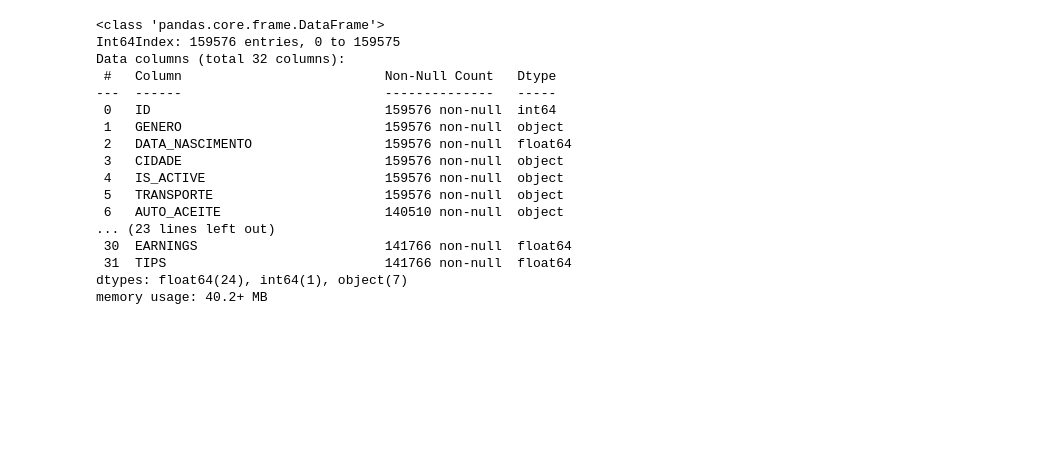
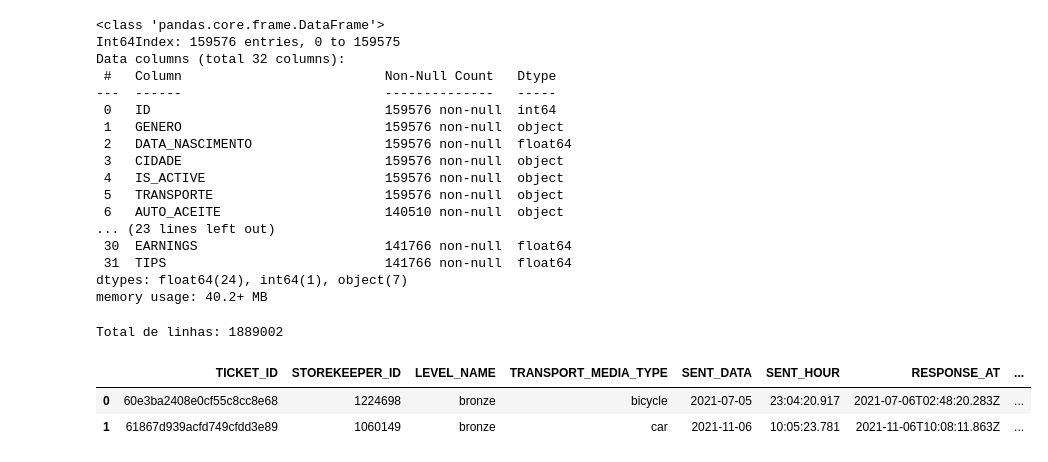
Before and after one commit to 2022M3T3-Inteli/Rappi-Hour, a Jupyter notebook: notebooks/feature-engineering/consol-feature-eng.ipynb, the cells around one changed output. Saved outputs shown, nothing was run; the diff lists cells and outputs as text; code cells hidden in the pictures; blank space fills up the shorter version.

```diff
--- a/notebooks/feature-engineering/consol-feature-eng.ipynb
+++ b/notebooks/feature-engineering/consol-feature-eng.ipynb
@@ -617,3 +622,16 @@ Data columns (total 32 columns):
  31  TIPS                            141766 non-null  float64
 dtypes: float64(24), int64(1), object(7)
 memory usage: 40.2+ MB
+# %%
+# ------------------------------------------
+# DATABASE: TEMPO-RESOLUCAO-MODAL-DEF
+# tempo de esperando do suporte tecnico para o courier
+# ------------------------------------------
+df_resTime = pd.read_csv("/content/drive/Shareddrives/grupo4-rappi-hour/bases-rappi/tempo-resolucao-modal-def.csv")
+print(f"Total de linhas: {df_resTime.shape[0]}")
+df_resTime.head(2)
+# %% [output]
+Total de linhas: 1889002
+|  | TICKET_ID | STOREKEEPER_ID | LEVEL_NAME | TRANSPORT_MEDIA_TYPE | SENT_DATA | SENT_HOUR | RESPONSE_AT | ... |
+| 0 | 60e3ba2408e0cf55c8cc8e68 | 1224698 | bronze | bicycle | 2021-07-05 | 23:04:20.917 | 2021-07-06T02:48:20.283Z | ... |
+| 1 | 61867d939acfd749cfdd3e89 | 1060149 | bronze | car | 2021-11-06 | 10:05:23.781 | 2021-11-06T10:08:11.863Z | ... |
```
Also changed, not shown: parts of 6 cells of this notebook, 1 other file.
